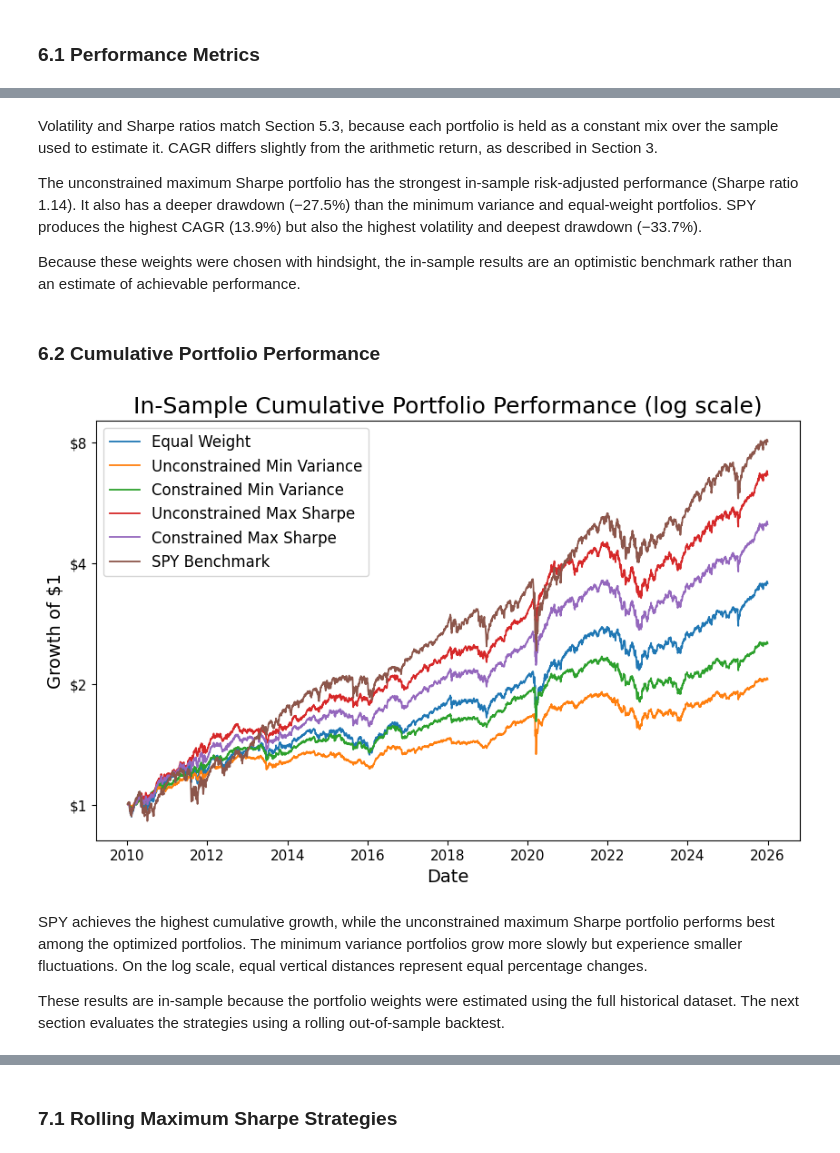
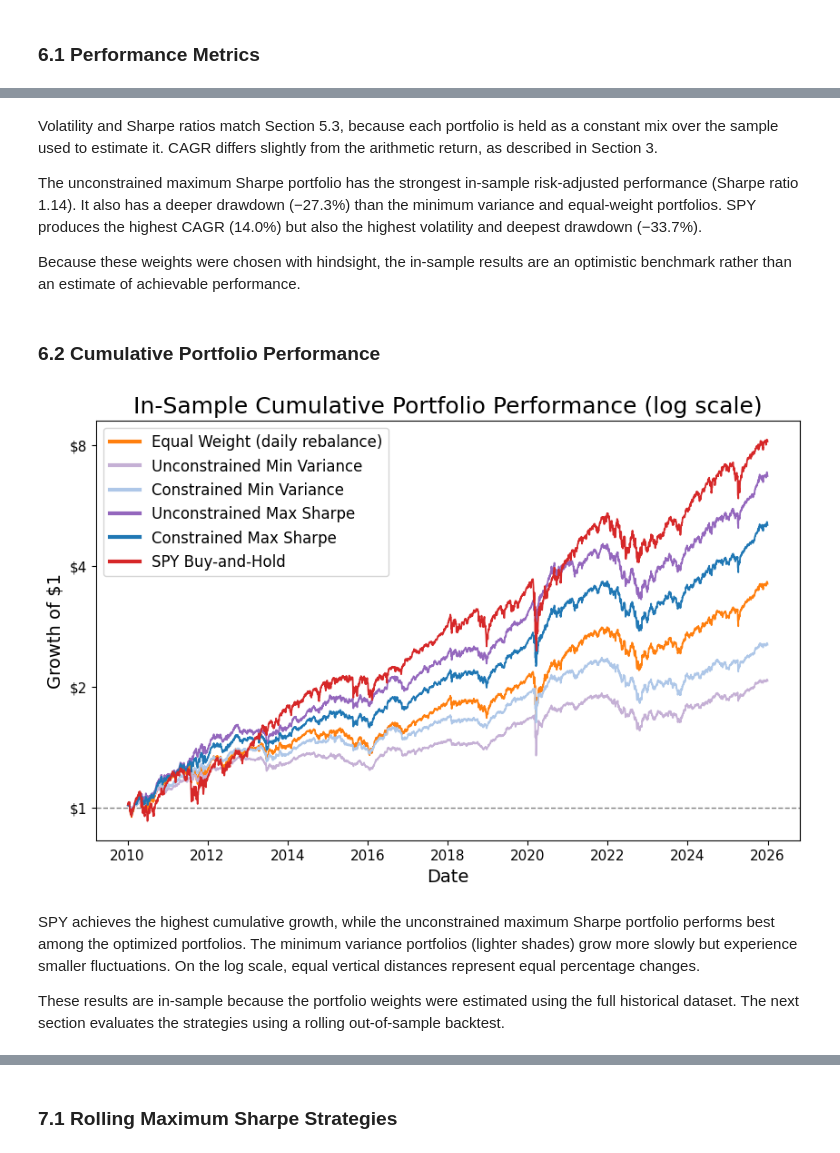
Before and after one commit to Julien-LHer/quantitative-portfolio-optimization, a Jupyter notebook: portfolio_analysis.ipynb, the cells around one changed output, grey strips where cells are left out. Drawn from its saved outputs; the diff is of its cells as text; code cells hidden in the pictures.

```diff
--- a/portfolio_analysis.ipynb
+++ b/portfolio_analysis.ipynb
@@ -224,9 +260,12 @@ Source: Yahoo Finance, downloaded 2026-10-03T00:30:31+00:00
 Method: Yahoo Finance v8 chart API, 'adjclose' series (direct request; yfinance 1.2.0 was rate-limited when this cache was built). This is the series yfinance returns as 'Close' with auto_adjust=True.
 Cached prices: 2008-01-02 to 2025-12-31 (4,529 trading days)
 # %%
-# Main analysis sample: 2010 onward
-prices = all_prices.loc[ANALYSIS_START:]
-returns = prices.pct_change().dropna()
+# Daily returns over the full history; the analysis sample is every return dated 2010 or later
+all_returns = all_prices.pct_change().dropna()
+returns = all_returns.loc[ANALYSIS_START:]
+
+# Prices from the last close before the sample (2009-12-31), so growth charts start at $1
+prices = all_prices.iloc[all_prices.index.get_loc(returns.index[0]) - 1:]
 
 assert list(returns.columns) == tickers
 
@@ -1042,12 +1079,12 @@ def performance_table(return_series):
     return percent_columns(table, ["CAGR", "Annualized Volatility", "Maximum Drawdown"])
 # %%
 portfolio_return_series = {
-    "Equal Weight": returns @ equal_weights,
+    "Equal Weight (daily rebalance)": returns @ equal_weights,
     "Unconstrained Min Variance": returns @ min_var_weights,
     "Constrained Min Variance": returns @ constrained_min_var_weights,
     "Unconstrained Max Sharpe": returns @ max_sharpe_weights,
     "Constrained Max Sharpe": returns @ constrained_max_sharpe_weights,
-    "SPY Benchmark": returns["SPY"]
+    "SPY Buy-and-Hold": returns["SPY"]
 }
 # %%
 performance_summary = performance_table(portfolio_return_series)
@@ -1064,7 +1101,7 @@ performance_summary.round(2)
 # %% [markdown]
 Volatility and Sharpe ratios match Section 5.3, because each portfolio is held as a constant mix over the sample used to estimate it. CAGR differs slightly from the arithmetic return, as described in Section 3.
 
-The unconstrained maximum Sharpe portfolio has the strongest in-sample risk-adjusted performance (Sharpe ratio 1.14). It also has a deeper drawdown (−27.5%) than the minimum variance and equal-weight portfolios. SPY produces the highest CAGR (13.9%) but also the highest volatility and deepest drawdown (−33.7%).
+The unconstrained maximum Sharpe portfolio has the strongest in-sample risk-adjusted performance (Sharpe ratio 1.14). It also has a deeper drawdown (−27.3%) than the minimum variance and equal-weight portfolios. SPY produces the highest CAGR (14.0%) but also the highest volatility and deepest drawdown (−33.7%).
 
 Because these weights were chosen with hindsight, the in-sample results are an optimistic benchmark rather than an estimate of achievable performance.
 # %% [markdown]
@@ -1072,21 +1109,27 @@ Because these weights were chosen with hindsight, the in-sample results are an o
 # %%
 fig, ax = plt.subplots(figsize=(10, 6))
 
 for name, port_returns in portfolio_return_series.items():
-    ax.plot((1 + port_returns).cumprod(), label=name, linewidth=1.3)
+    style = portfolio_styles[name]
+    ax.plot(
+        (1 + port_returns).cumprod(),
+        label=name,
+        color=style["color"],
+        linewidth=1.3
+    )
 
 format_growth_axis(ax)
 
 ax.set_xlabel("Date")
 ax.set_ylabel("Growth of $1")
 ax.set_title("In-Sample Cumulative Portfolio Performance (log scale)")
 
-ax.legend()
+thicken_legend_lines(ax.legend())
 plt.show()
 # %% [output]
-[figure, old version]
+[figure, new version]
 # %% [markdown]
-SPY achieves the highest cumulative growth, while the unconstrained maximum Sharpe portfolio performs best among the optimized portfolios. The minimum variance portfolios grow more slowly but experience smaller fluctuations. On the log scale, equal vertical distances represent equal percentage changes.
+SPY achieves the highest cumulative growth, while the unconstrained maximum Sharpe portfolio performs best among the optimized portfolios. The minimum variance portfolios (lighter shades) grow more slowly but experience smaller fluctuations. On the log scale, equal vertical distances represent equal percentage changes.
 
 These results are in-sample because the portfolio weights were estimated using the full historical dataset. The next section evaluates the strategies using a rolling out-of-sample backtest.
 # %% [markdown]
```
Also changed, not shown: parts of 56 cells of this notebook, 3 other files.
